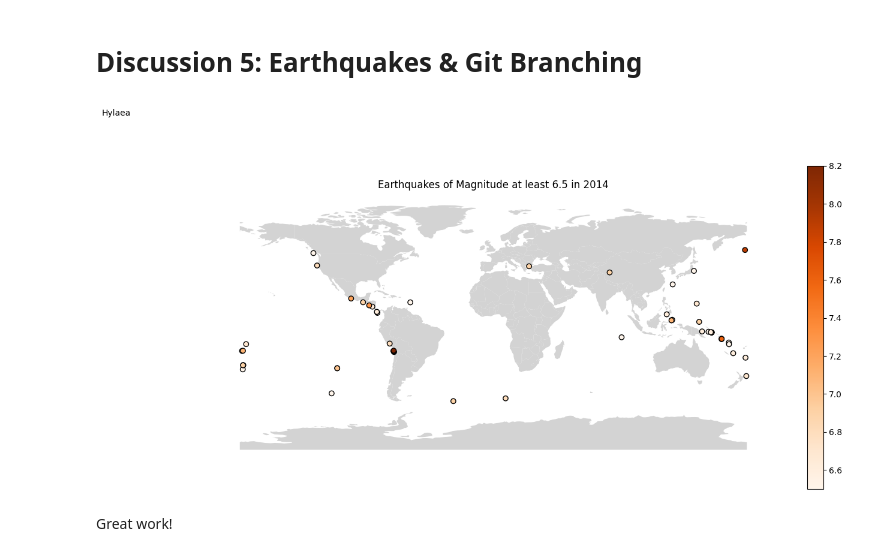
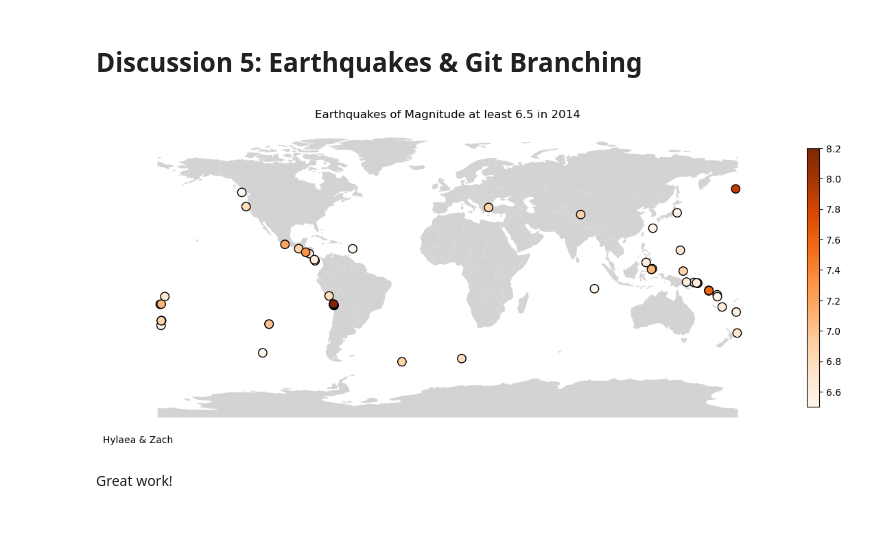
Before and after one commit to zachyyy700/earthquake-branching, a Jupyter notebook: section-5-earthquakes.ipynb, the cells around one changed output. Saved outputs shown, nothing was run; the diff lists cells and outputs as text; code cells hidden in the pictures; blank space fills up the shorter version.

```diff
--- a/section-5-earthquakes.ipynb
+++ b/section-5-earthquakes.ipynb
@@ -27,21 +27,26 @@ earthquakes_gdf = gpd.GeoDataFrame(earthquake_filtered,
 # %%
 # Plot countries
 fig, ax = plt.subplots(figsize=(15,7))
 
 ax.axis('off')
 
 country_data.plot(ax=ax,
                   facecolor='lightgrey')
 
 earthquakes_gdf.plot(ax=ax,
                      column='mag',
+                     markersize=80,
                      legend=True,
                      cmap='Oranges',
-                     edgecolor='black')
+                     edgecolor='black',
+                     legend_kwds={
+                         'shrink':0.7
+                     })
+
 plt.title("Earthquakes of Magnitude at least 6.5 in 2014")
-plt.figtext(x = 0, y = 1, s = "Hylaea")
+plt.figtext(x = 0.1, y = 0.15, s = "Hylaea & Zach")
 plt.show()
 # %% [output]
-[figure, old version]
+[figure, new version]
 # %% [markdown]
 Great work!
```
